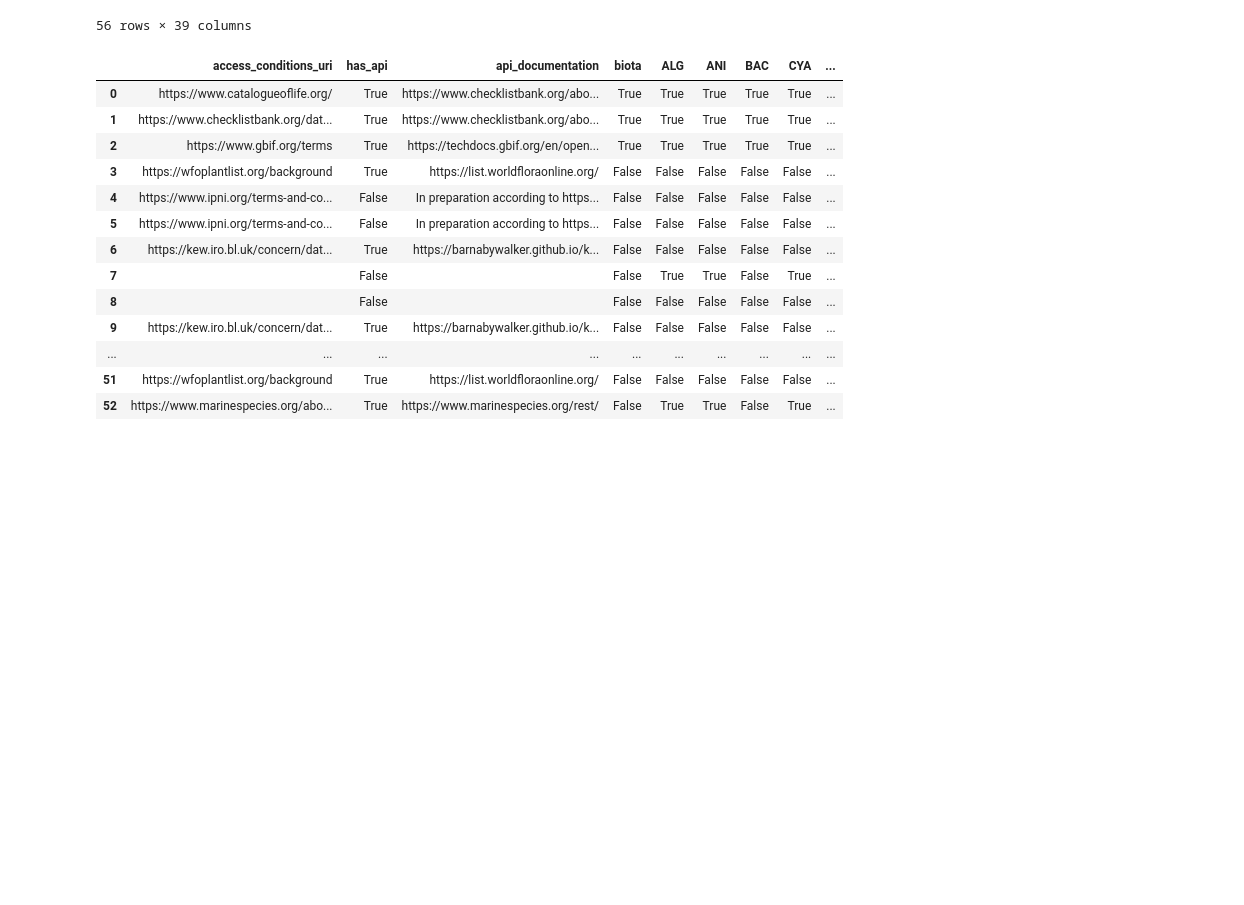
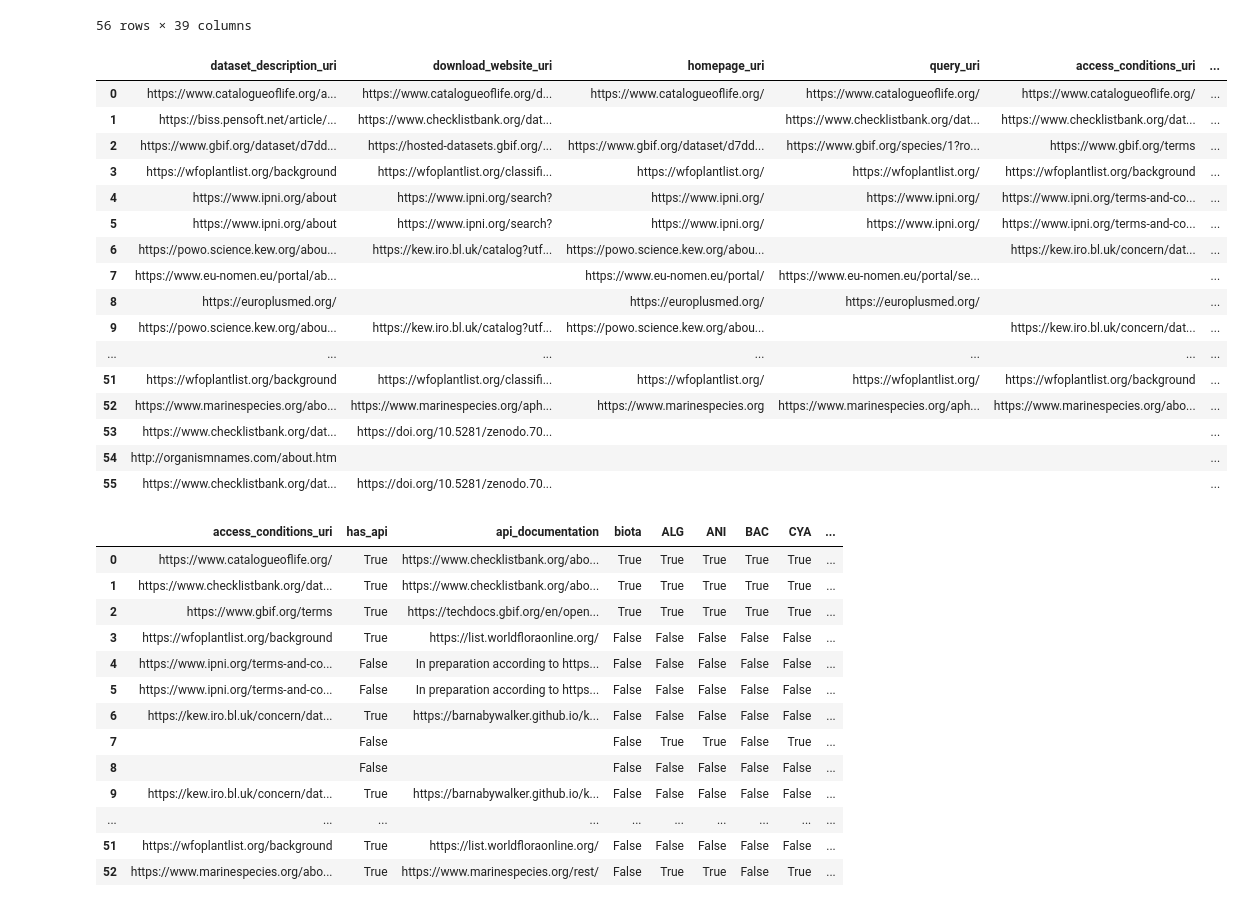
Before and after one commit to CETAF-EU/CheckMyName, a Jupyter notebook: processing/Prepare Name Matching Services Table.ipynb, the cells around one changed output. Saved outputs shown, nothing was run; the diff lists cells and outputs as text; code cells hidden in the pictures; blank space fills up the shorter version.

```diff
--- a/processing/Prepare Name Matching Services Table.ipynb
+++ b/processing/Prepare Name Matching Services Table.ipynb
@@ -142,6 +142,29 @@ full_datasets_in_services[columns]
 | 54 | False | False | False | False | False | False | False | False | False | False | ... | ... |
 | 55 | False | True | False | False | False | False | False | True | True | True | ... | ... |
 56 rows × 39 columns
+# %%
+uri_columns = ['dataset_description_uri', 'download_website_uri', 'homepage_uri', 'query_uri', 'access_conditions_uri', 'service_description_uri', 'file_matching_uri', 'api_documentation_uri', 'api_endpoint_uri', 'open_refine_reconciliation_if_uri', 'open_refine_documentation_uri']
+full_datasets_in_services[uri_columns] = full_datasets_in_services[uri_columns].replace(r"^;", r"", regex=True)
+full_datasets_in_services[uri_columns] = full_datasets_in_services[uri_columns].replace(r"^--$", r"", regex=True)
+full_datasets_in_services[uri_columns]
+# %% [output]
+|  | dataset_description_uri | download_website_uri | homepage_uri | query_uri | access_conditions_uri | ... |
+| 0 | https://www.catalogueoflife.org/a... | https://www.catalogueoflife.org/d... | https://www.catalogueoflife.org/ | https://www.catalogueoflife.org/ | https://www.catalogueoflife.org/ | ... |
+| 1 | https://biss.pensoft.net/article/... | https://www.checklistbank.org/dat... |  | https://www.checklistbank.org/dat... | https://www.checklistbank.org/dat... | ... |
+| 2 | https://www.gbif.org/dataset/d7dd... | https://hosted-datasets.gbif.org/... | https://www.gbif.org/dataset/d7dd... | https://www.gbif.org/species/1?ro... | https://www.gbif.org/terms | ... |
+| 3 | https://wfoplantlist.org/background | https://wfoplantlist.org/classifi... | https://wfoplantlist.org/ | https://wfoplantlist.org/ | https://wfoplantlist.org/background | ... |
+| 4 | https://www.ipni.org/about | https://www.ipni.org/search? | https://www.ipni.org/ | https://www.ipni.org/ | https://www.ipni.org/terms-and-co... | ... |
+| 5 | https://www.ipni.org/about | https://www.ipni.org/search? | https://www.ipni.org/ | https://www.ipni.org/ | https://www.ipni.org/terms-and-co... | ... |
+| 6 | https://powo.science.kew.org/abou... | https://kew.iro.bl.uk/catalog?utf... | https://powo.science.kew.org/abou... |  | https://kew.iro.bl.uk/concern/dat... | ... |
+| 7 | https://www.eu-nomen.eu/portal/ab... |  | https://www.eu-nomen.eu/portal/ | https://www.eu-nomen.eu/portal/se... |  | ... |
+| 8 | https://europlusmed.org/ |  | https://europlusmed.org/ | https://europlusmed.org/ |  | ... |
+| 9 | https://powo.science.kew.org/abou... | https://kew.iro.bl.uk/catalog?utf... | https://powo.science.kew.org/abou... |  | https://kew.iro.bl.uk/concern/dat... | ... |
+| ... | ... | ... | ... | ... | ... | ... |
+| 51 | https://wfoplantlist.org/background | https://wfoplantlist.org/classifi... | https://wfoplantlist.org/ | https://wfoplantlist.org/ | https://wfoplantlist.org/background | ... |
+| 52 | https://www.marinespecies.org/abo... | https://www.marinespecies.org/aph... | https://www.marinespecies.org | https://www.marinespecies.org/aph... | https://www.marinespecies.org/abo... | ... |
+| 53 | https://www.checklistbank.org/dat... | https://doi.org/10.5281/zenodo.70... |  |  |  | ... |
+| 54 | http://organismnames.com/about.htm |  |  |  |  | ... |
+| 55 | https://www.checklistbank.org/dat... | https://doi.org/10.5281/zenodo.70... |  |  |  | ... |
 # %%
 full_datasets_in_services[full_datasets_in_services.columns[35:50]]
 # %% [output]
```
